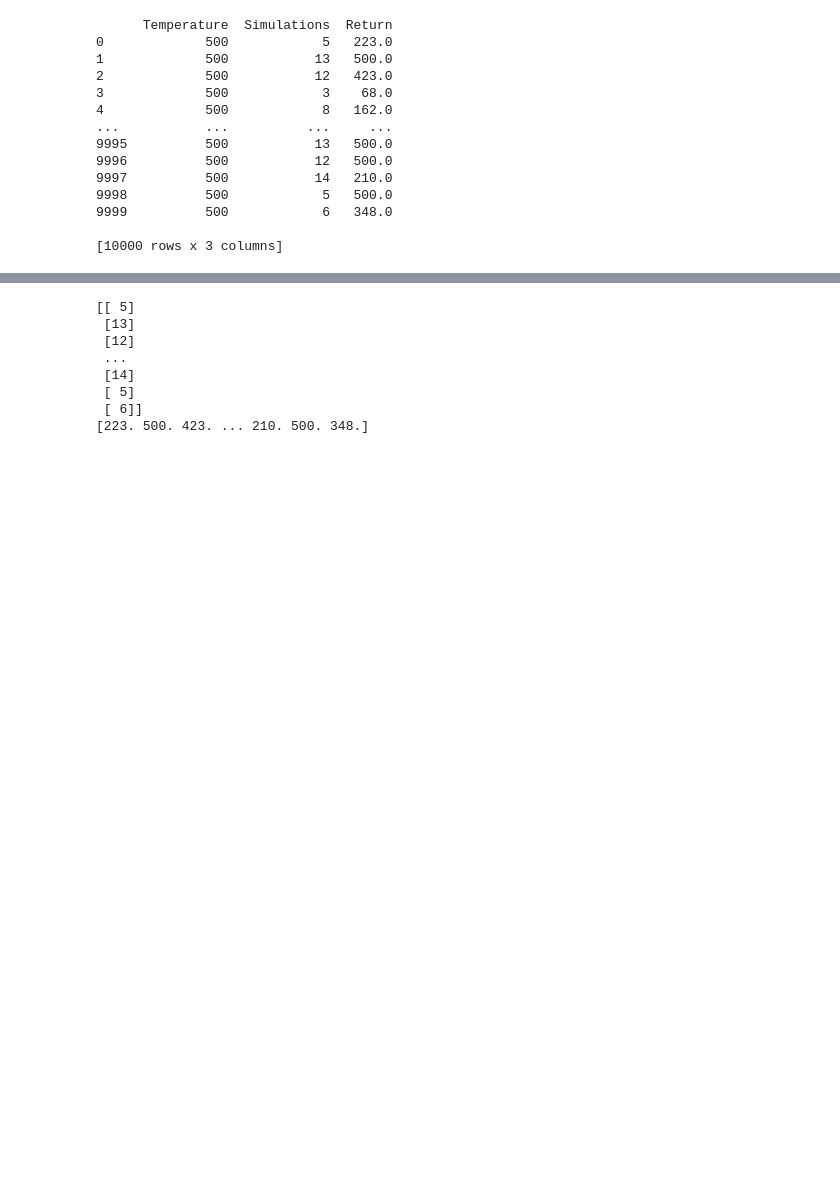
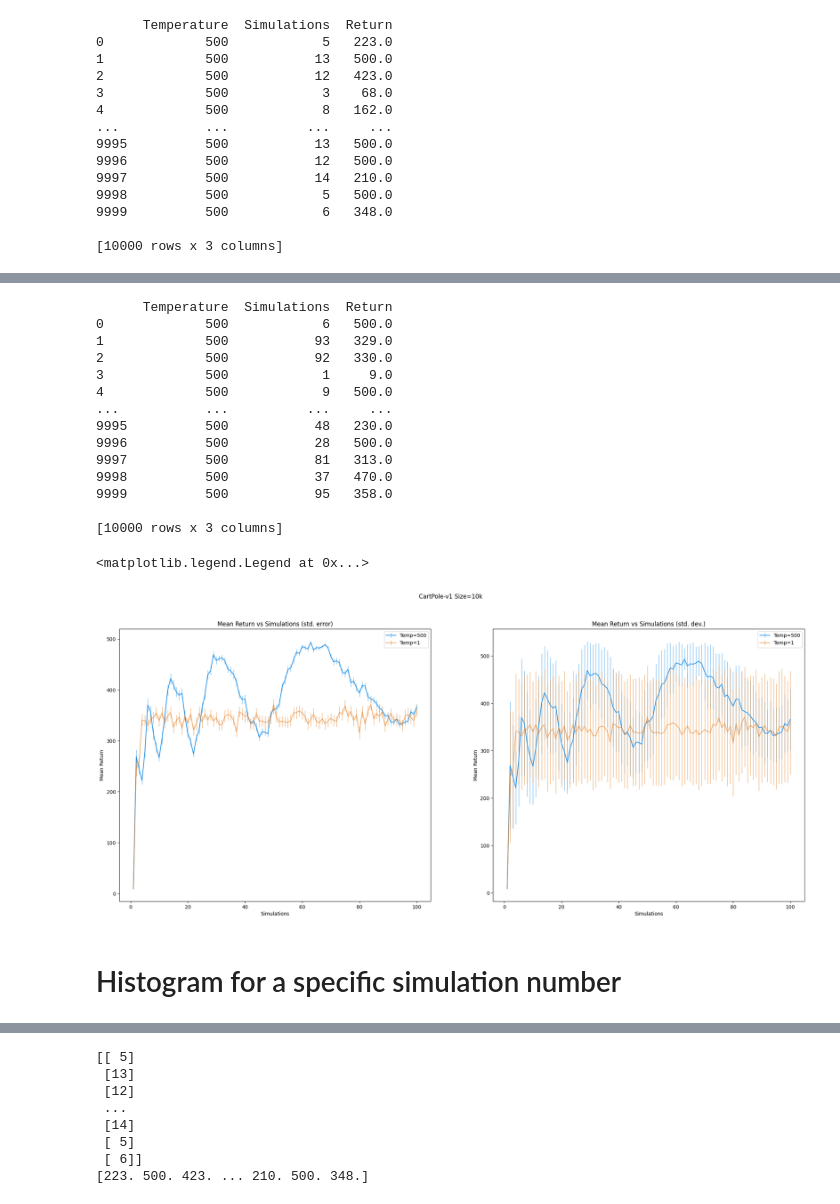
Before and after one commit to keremoner/MCTS-Time-Management, a Jupyter notebook: scripts/RunExperiments.ipynb, the cells around one changed output, grey strips where cells are left out. Saved outputs shown, nothing was run; the diff lists cells and outputs as text; code cells hidden in the pictures; blank space fills up the shorter version.

```diff
--- a/scripts/RunExperiments.ipynb
+++ b/scripts/RunExperiments.ipynb
@@ -99,0 +92,9 @@ plt.errorbar(list(range(1, len(group_simulation) + 1)),  mean_returns, yerr=erro
+# %%
+directory = "../datasets/1000_s1-100_t500_Cartpole/"
+dataset_names = os.listdir(directory)
+dataset = pd.DataFrame()
+
+for dataset_name in dataset_names:
+    dataset = dataset.append(pd.read_csv(directory + dataset_name), ignore_index=True)
+
+print(dataset)
@@ -99,0 +116,67 @@ plt.errorbar(list(range(1, len(group_simulation) + 1)),  mean_returns, yerr=erro
+# %%
+directory = "../datasets/1000_s1-100_t500_Cartpole/"
+dataset_names = os.listdir(directory)
+dataset = pd.DataFrame()
+
+for dataset_name in dataset_names:
+    dataset = dataset.append(pd.read_csv(directory + dataset_name), ignore_index=True)
+
+print(dataset)
+
+group_simulation = dataset.groupby("Simulations")
+mean_returns = group_simulation["Return"].mean()
+std_returns = group_simulation["Return"].std()
+error_returns = std_returns / (group_simulation["Return"].count() ** 0.5)
+
+
+#plt.errorbar(list(group_simulation.indices.keys()),  mean_returns, yerr=error_returns.array)
+#plt.errorbar(list(group_simulation.indices.keys()),  mean_returns, yerr=error_returns.array)
+
+fig, (ax1, ax2) = plt.subplots(1, 2)
+fig.suptitle('CartPole-v1 Size=10k')
+fig.set_size_inches(25, 10)
+
+ax1.set_title("Mean Return vs Simulations (std. error)")
+ax2.set_title("Mean Return vs Simulations (std. dev.)")
+ax1.xaxis.set_label_text("Simulations")
+ax1.yaxis.set_label_text("Mean Return")
+ax2.xaxis.set_label_text("Simulations")
+ax2.yaxis.set_label_text("Mean Return")
+
+ax1.errorbar(list(group_simulation.indices.keys()),  mean_returns, yerr=error_returns.array, color="#2793e6", ecolor="#2793e6aa", elinewidth=1, label="Temp=%d" % dataset["Temperature"].iloc[0])
+ax2.errorbar(list(group_simulation.indices.keys()),  mean_returns, yerr=std_returns.array, color="#2793e6", ecolor="#2793e6aa", elinewidth=1, label="Temp=%d" % dataset["Temperature"].iloc[0])
+
+directory = "../datasets/1000_s1-100_t1_Cartpole/"
+dataset_names = os.listdir(directory)
+dataset = pd.DataFrame()
+
+for dataset_name in dataset_names:
+    dataset = dataset.append(pd.read_csv(directory + dataset_name), ignore_index=True)
+
+group_simulation = dataset.groupby("Simulations")
+mean_returns = group_simulation["Return"].mean()
+std_returns = group_simulation["Return"].std()
+error_returns = std_returns / (group_simulation["Return"].count() ** 0.5)
+
+ax1.errorbar(list(group_simulation.indices.keys()),  mean_returns, yerr=error_returns.array, color="#e68327aa", ecolor="#e68327aa", elinewidth=1, label="Temp=%d" % dataset["Temperature"].iloc[0])
+ax2.errorbar(list(group_simulation.indices.keys()),  mean_returns, yerr=std_returns.array, color="#e68327aa", ecolor="#e68327aa", elinewidth=1, label="Temp=%d" % dataset["Temperature"].iloc[0])
+
+ax1.legend()
+ax2.legend()
+# %% [output]
+      Temperature  Simulations  Return
+0             500            6   500.0
+1             500           93   329.0
+2             500           92   330.0
+3             500            1     9.0
+4             500            9   500.0
+...           ...          ...     ...
+9995          500           48   230.0
+9996          500           28   500.0
+9997          500           81   313.0
+9998          500           37   470.0
+9999          500           95   358.0
+
+[10000 rows x 3 columns]
+<matplotlib.legend.Legend at 0x...>
+[figure, added]
@@ -99,0 +198,2 @@ plt.errorbar(list(range(1, len(group_simulation) + 1)),  mean_returns, yerr=erro
+# %% [markdown]
+# Histogram for a specific simulation number
```
Also changed, not shown: parts of 7 cells of this notebook, 42 other files.
